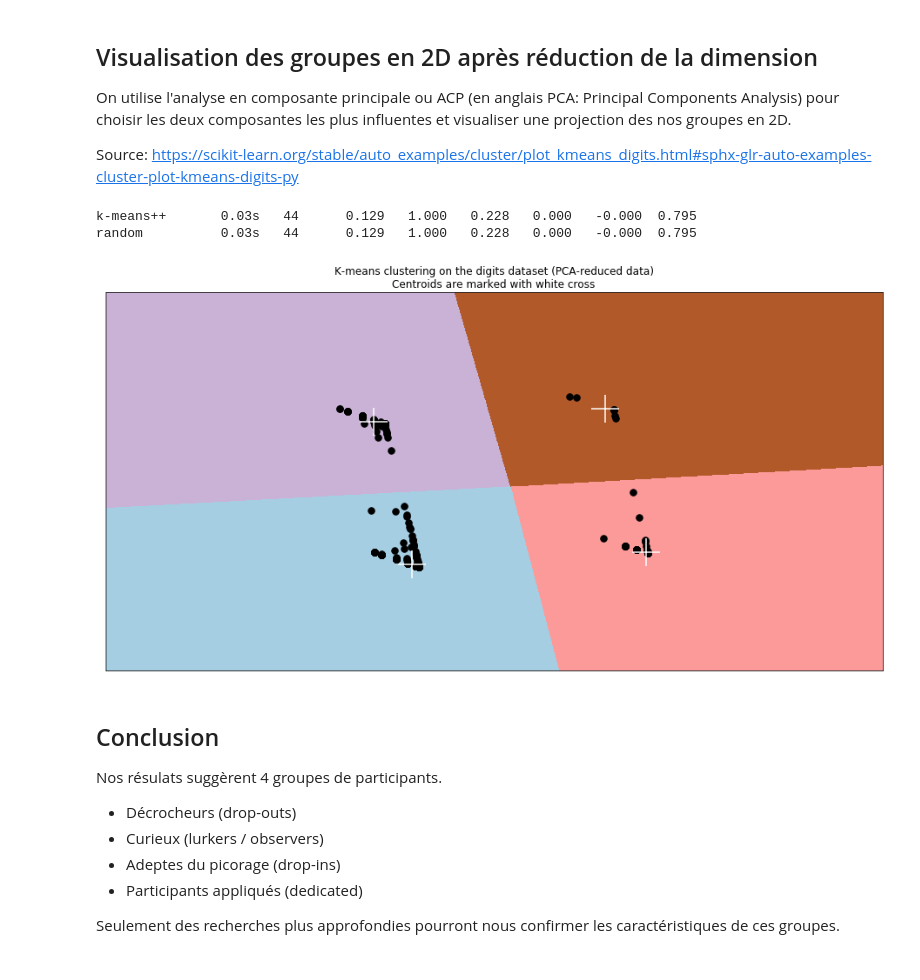
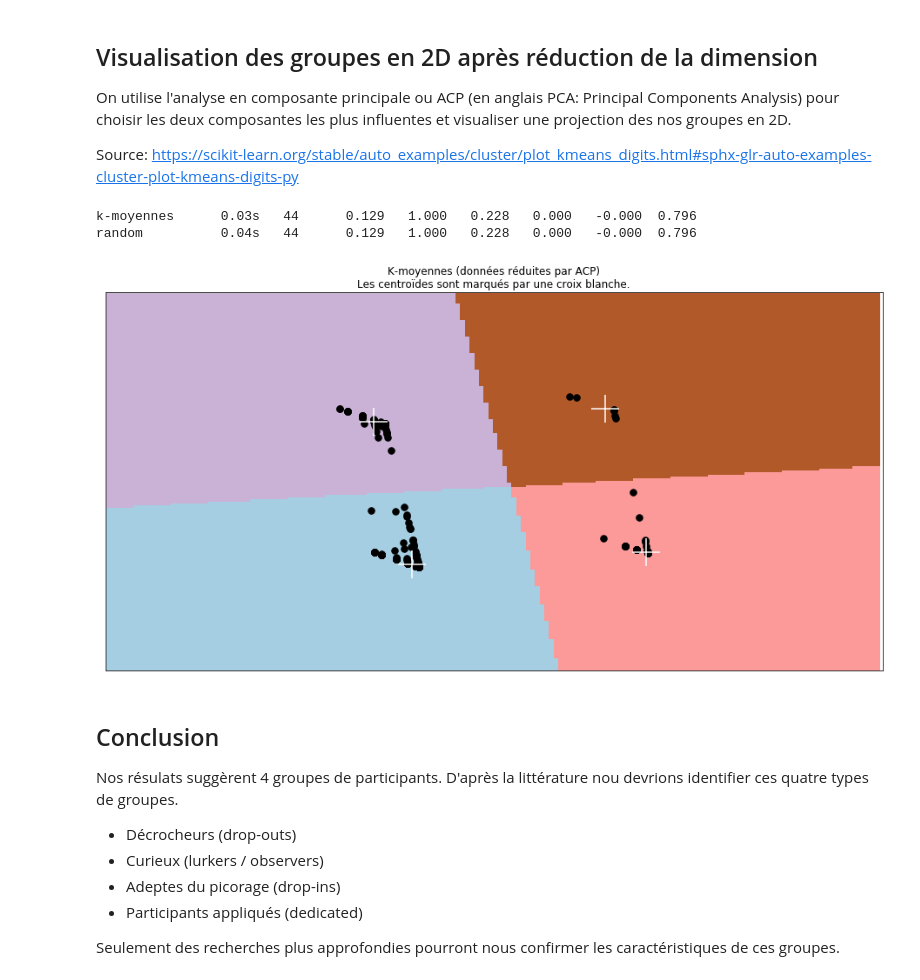
Before and after one commit to ClaudeCoulombe/Analytique_Apprentissage, a Jupyter notebook: Analytique_Apprentissage-Apprentissage_non_supervise-Algo_groupage.ipynb, the cells around one changed output. Drawn from its saved outputs; the diff is of its cells as text; code cells hidden in the pictures.

```diff
--- a/Analytique_Apprentissage-Apprentissage_non_supervise-Algo_groupage.ipynb
+++ b/Analytique_Apprentissage-Apprentissage_non_supervise-Algo_groupage.ipynb
@@ -394,7 +337,7 @@ import numpy as np
 from sklearn.cluster import KMeans
 # %%
 IHPQ_CLUSTER_VEC_With_ID_DF = IHPQ_CLUSTER_VEC_DF.copy()
-# IHPQ_CLUSTER_VEC_DF = IHPQ_CLUSTER_VEC_DF.drop('student_id',axis=1)
+IHPQ_CLUSTER_VEC_DF = IHPQ_CLUSTER_VEC_DF.drop('student_id',axis=1)
 print(IHPQ_CLUSTER_VEC_DF.head())
 X = IHPQ_CLUSTER_VEC_DF.values.copy()
 # %% [output]
@@ -496,7 +429,7 @@ from sklearn.preprocessing import scale
 np.random.seed(42)
 
 data = X
-n_clusters = n_grou
+n_clusters = n_groupes
 max_iter = 100000000
 sample_size = len(IHPQ_CLUSTER_VEC_DF)
 
@@ -516,65 +449,60 @@ def bench_k_means(estimator, name, data):
                                       sample_size=sample_size)))
 
 bench_k_means(KMeans(init='k-means++', n_clusters=n_clusters, n_init=10, max_iter=max_iter),
-              name="k-means++", data=data)
+              name="k-moyennes", data=data)
 
 bench_k_means(KMeans(init='random', n_clusters=n_clusters, n_init=10),
               name="random", data=data)
 
 # Visualize the results on PCA-reduced data
-
 reduced_data = PCA(n_components=2).fit_transform(data)
 
 kmeans = KMeans(init='k-means++', n_clusters=n_clusters, n_init=10)
 kmeans.fit(reduced_data)
 
 # Step size of the mesh. Decrease to increase the quality of the VQ.
-# h = .02     # point in the mesh [x_min, x_max]x[y_min, y_max].
-h = .001     # point in the mesh [x_min, x_max]x[y_min, y_max].
+h = .02     # point in the mesh [x_min, x_max]x[y_min, y_max].
 
 # Plot the decision boundary. For that, we will assign a color to each
 x_min, x_max = reduced_data[:, 0].min() - 1, reduced_data[:, 0].max() + 1
 y_min, y_max = reduced_data[:, 1].min() - 1, reduced_data[:, 1].max() + 1
 xx, yy = np.meshgrid(np.arange(x_min, x_max, h), np.arange(y_min, y_max, h))
 
 # Obtain labels for each point in mesh. Use last trained model.
 Z = kmeans.predict(np.c_[xx.ravel(), yy.ravel()])
 
 # Put the result into a color plot
 Z = Z.reshape(xx.shape)
 plt.figure(figsize=(16, 8))
 plt.clf()
 plt.imshow(Z, interpolation='nearest',
            extent=(xx.min(), xx.max(), yy.min(), yy.max()),
            cmap=plt.cm.Paired,
            aspect='auto', origin='lower')
 
 # plt.plot(reduced_data[:, 0], reduced_data[:, 1], 'k.', markersize=2)
 plt.plot(reduced_data[:, 0], reduced_data[:, 1], 'k.', markersize=15, color='black')
 
 # Plot the centroids as a white X
 centroids = kmeans.cluster_centers_
-# plt.scatter(centroids[:, 0], centroids[:, 1],
-#             marker='x', s=169, linewidths=5,
-#             color='w', zorder=10)
 plt.scatter(centroids[:, 0], centroids[:, 1],
             marker='+', s=1000, linewidths=10,
             color='w', zorder=10)
-plt.title('K-means clustering on the digits dataset (PCA-reduced data)\n'
-          'Centroids are marked with white cross')
+plt.title('K-moyennes (données réduites par ACP)\n'
+          'Les centroïdes sont marqués par une croix blanche.')
 plt.xlim(x_min, x_max)
 plt.ylim(y_min, y_max)
 plt.xticks(())
 plt.yticks(())
 plt.show()
 # %% [output]
-k-means++       0.03s   44      0.129   1.000   0.228   0.000   -0.000  0.795
-random          0.03s   44      0.129   1.000   0.228   0.000   -0.000  0.795
+k-moyennes      0.03s   44      0.129   1.000   0.228   0.000   -0.000  0.796
+random          0.04s   44      0.129   1.000   0.228   0.000   -0.000  0.796
-[figure, old version]
+[figure, new version]
 # %% [markdown]
 ## Conclusion
 
-Nos résulats suggèrent 4 groupes de participants.
+Nos résulats suggèrent 4 groupes de participants. D'après la littérature nou devrions identifier ces quatre types de groupes.
 
 * Décrocheurs (drop-outs)
 * Curieux (lurkers / observers)
```
Also changed, not shown: parts of 49 cells of this notebook.
